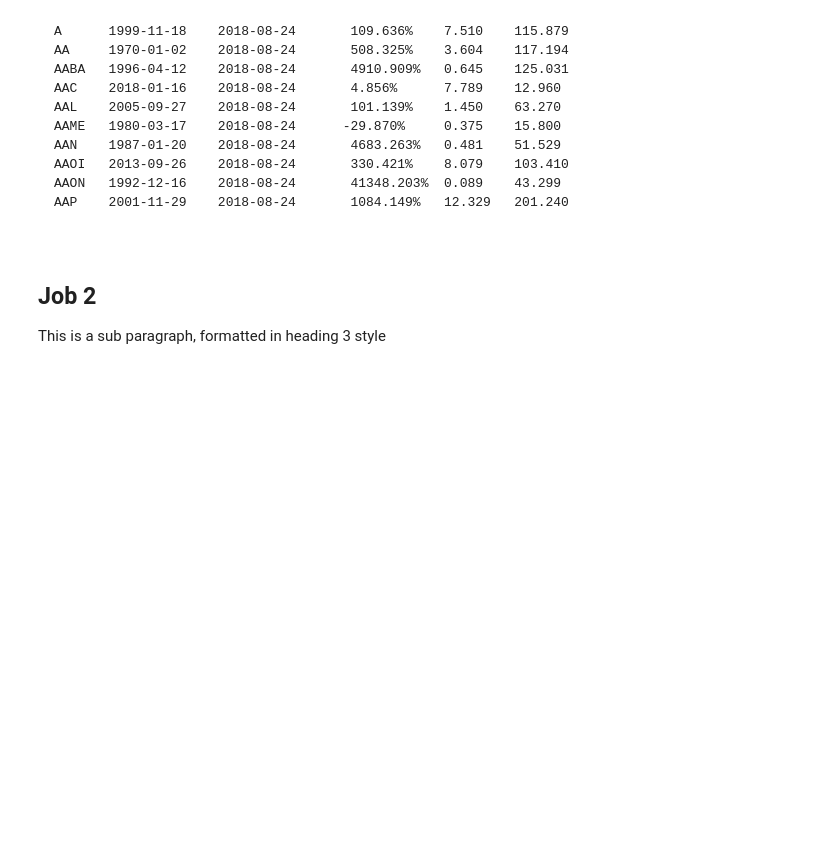
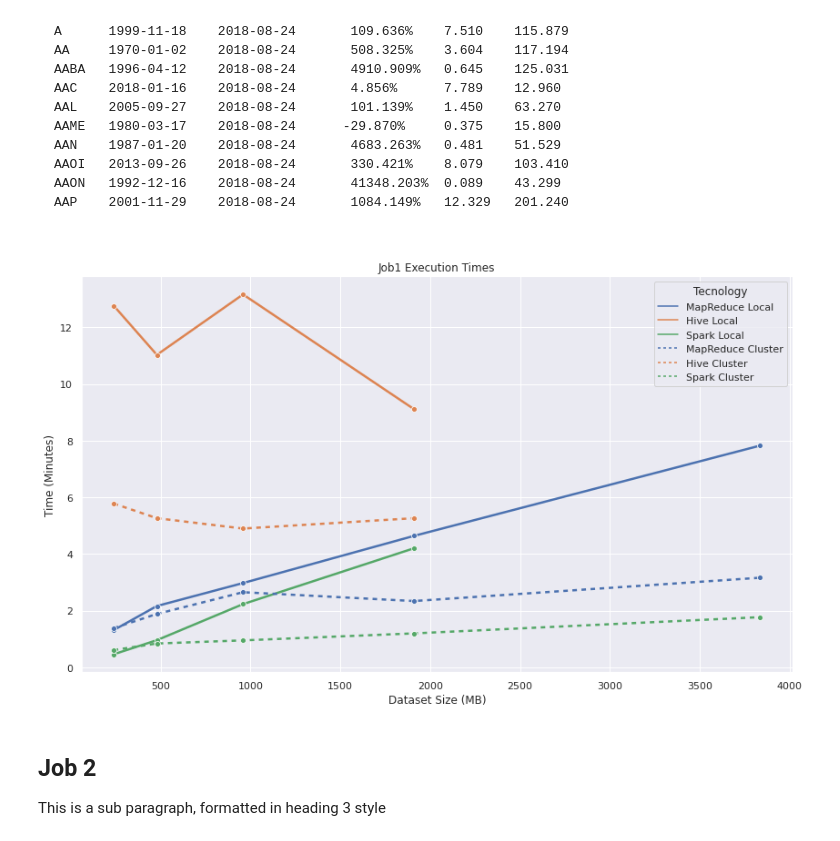
Before and after one commit to dig-data-r3/big-data-first-project, a Jupyter notebook: Final-Report.ipynb, the cells around one changed output. Saved outputs shown, nothing was run; the diff lists cells and outputs as text; code cells hidden in the pictures; blank space fills up the shorter version.

Commit message:
plots aggregated for local/cluster

````diff
--- a/Final-Report.ipynb
+++ b/Final-Report.ipynb
@@ -1473,3 +1477,20 @@ Di seguito vengono illustrati i risultati ottenuti eseguendo le diverse implemen
+# %%
+sns.set()
+# %%
+job1_data = pd.read_csv('./benchmarks/job1_all_data.csv')
+job2_data = pd.read_csv('./benchmarks/job2_all_data.csv')
+job3_data = pd.read_csv('./benchmarks/job3_all_data.csv')
+# %%
+def plot_job_benchmark(job_data, job_n):
+    plt.figure(figsize=(14,8))
+    fig = sns.lineplot(x='variable', y='value', hue='tech', data=job_data, marker="o", linewidth = 2.5,
+                      palette=["C0", "C1", "C2", "C0", "C1", "C2"], style='tech',
+                      dashes=["", "", "", (2, 2), (2, 2), (2, 2)])
+    plt.xlabel("Dataset Size (MB)")
+    plt.ylabel("Time (Minutes)")
+    plt.title("Job"+str(job_n)+" Execution Times")
+    fig.legend(title='Tecnology')
+    plt.show(fig)
 # %% [markdown]
 ## Job 1 <a name="plot1"></a>
 This is a sub paragraph, formatted in heading 3 style
@@ -1487,6 +1508,10 @@ AAON   1992-12-16    2018-08-24       41348.203%  0.089    43.299
 AAP    2001-11-29    2018-08-24       1084.149%   12.329   201.240
 
 ```
+# %%
+plot_job_benchmark(job1_data, 1)
+# %% [output]
+[figure, added]
 # %% [markdown]
 ## Job 2 <a name="plot2"></a>
 This is a sub paragraph, formatted in heading 3 style
````
Also changed, not shown: parts of 3 cells of this notebook, 10 other files.
